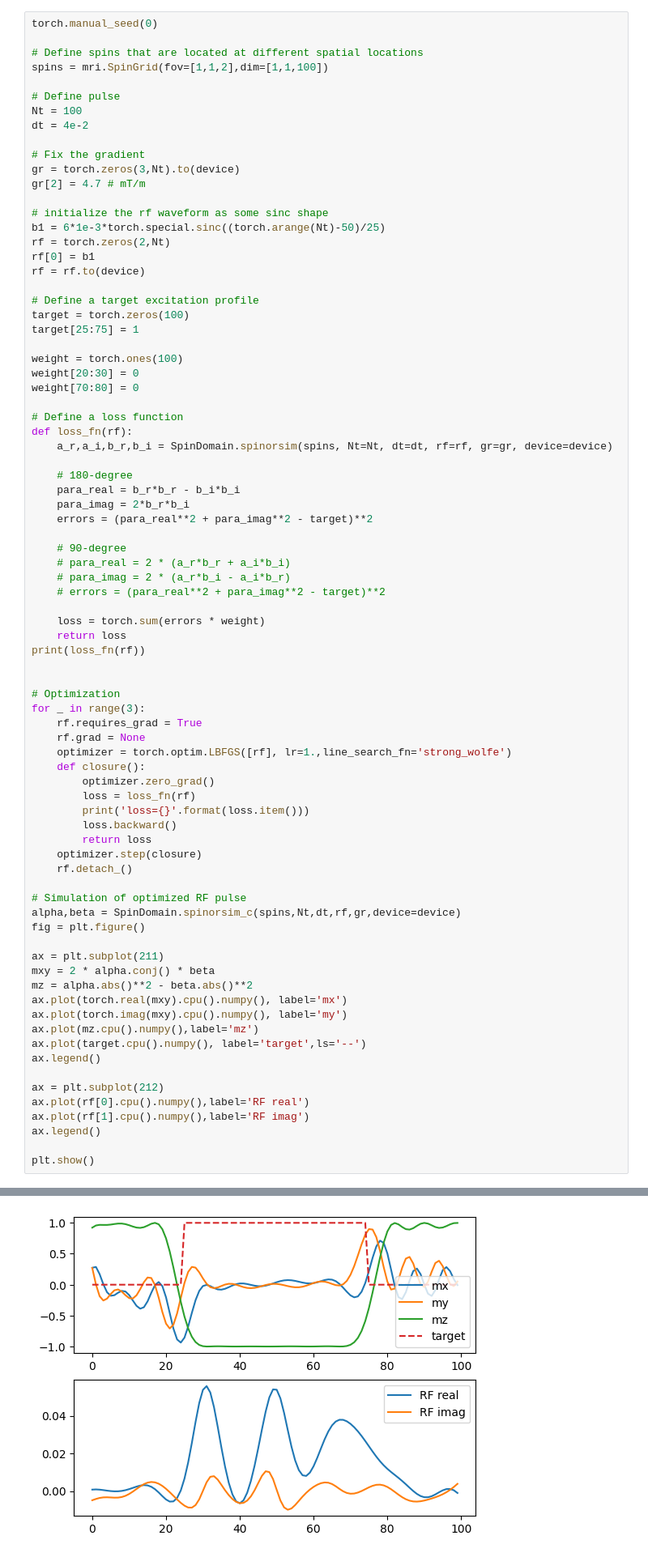
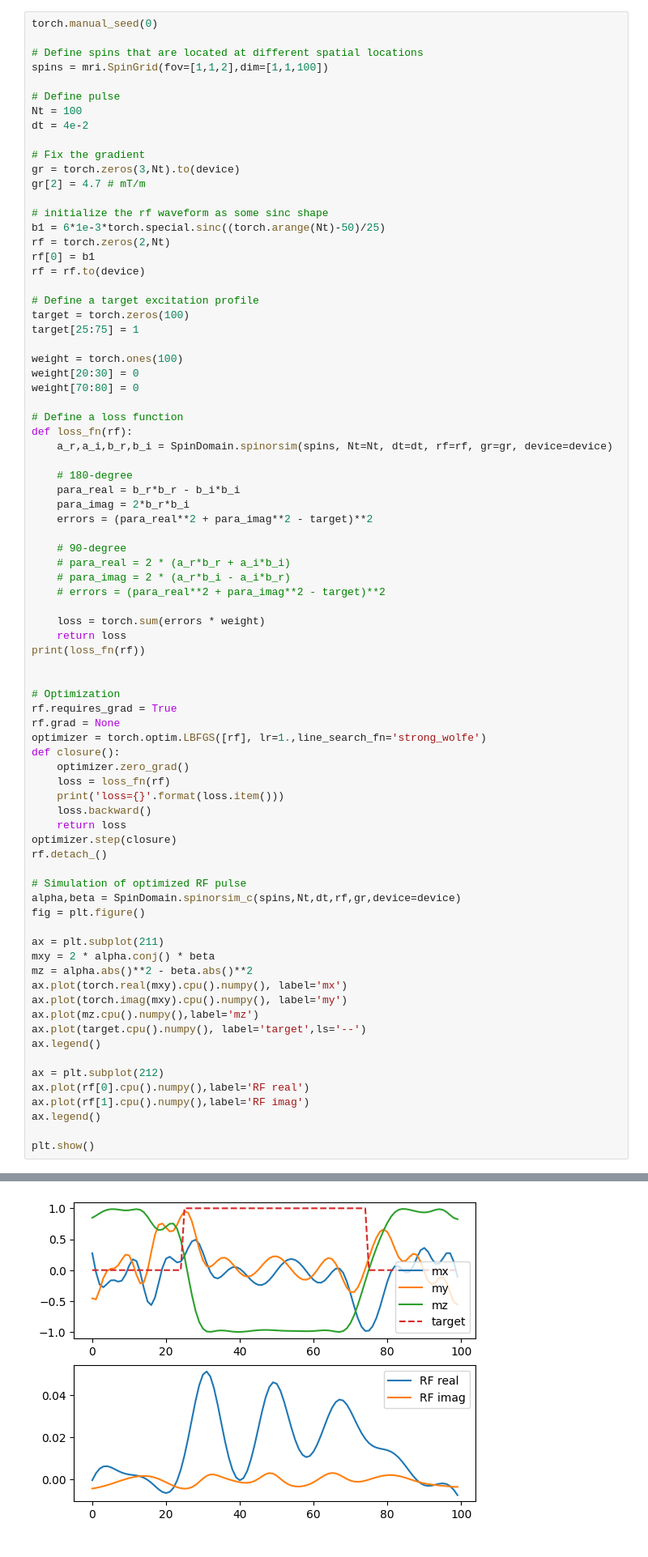
Before and after one commit to MIITT-MRI-Jianglab/Multid_RF_SpinDomain, a Jupyter notebook: demos/demo2_calculating_derivatives.ipynb, the cells around one changed output, grey strips where cells are left out. Shown at 81% size. Saved outputs shown, nothing was run; the diff lists cells and outputs as text.

```diff
--- a/demos/demo2_calculating_derivatives.ipynb
+++ b/demos/demo2_calculating_derivatives.ipynb
@@ -105,18 +105,17 @@ print(loss_fn(rf))
 
 
 # Optimization
-for _ in range(3):
-    rf.requires_grad = True
-    rf.grad = None
-    optimizer = torch.optim.LBFGS([rf], lr=1.,line_search_fn='strong_wolfe')
-    def closure():
-        optimizer.zero_grad()
-        loss = loss_fn(rf)
-        print('loss={}'.format(loss.item()))
-        loss.backward()
-        return loss
-    optimizer.step(closure)
-    rf.detach_()
+rf.requires_grad = True
+rf.grad = None
+optimizer = torch.optim.LBFGS([rf], lr=1.,line_search_fn='strong_wolfe')
+def closure():
+    optimizer.zero_grad()
+    loss = loss_fn(rf)
+    print('loss={}'.format(loss.item()))
+    loss.backward()
+    return loss
+optimizer.step(closure)
+rf.detach_()
 
 # Simulation of optimized RF pulse
 alpha,beta = SpinDomain.spinorsim_c(spins,Nt,dt,rf,gr,device=device)
@@ -158 +157 @@ loss=0.00032531513716094196
-[figure, old version]
+[figure, new version]
```
Also changed, not shown: parts of 2 cells of this notebook.
